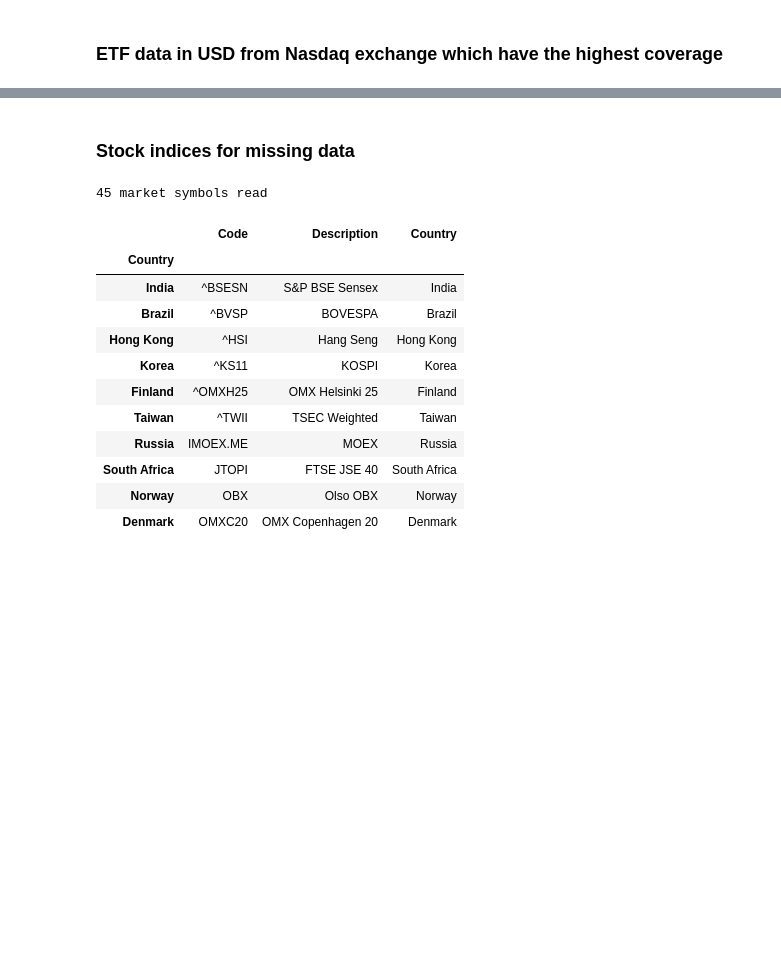
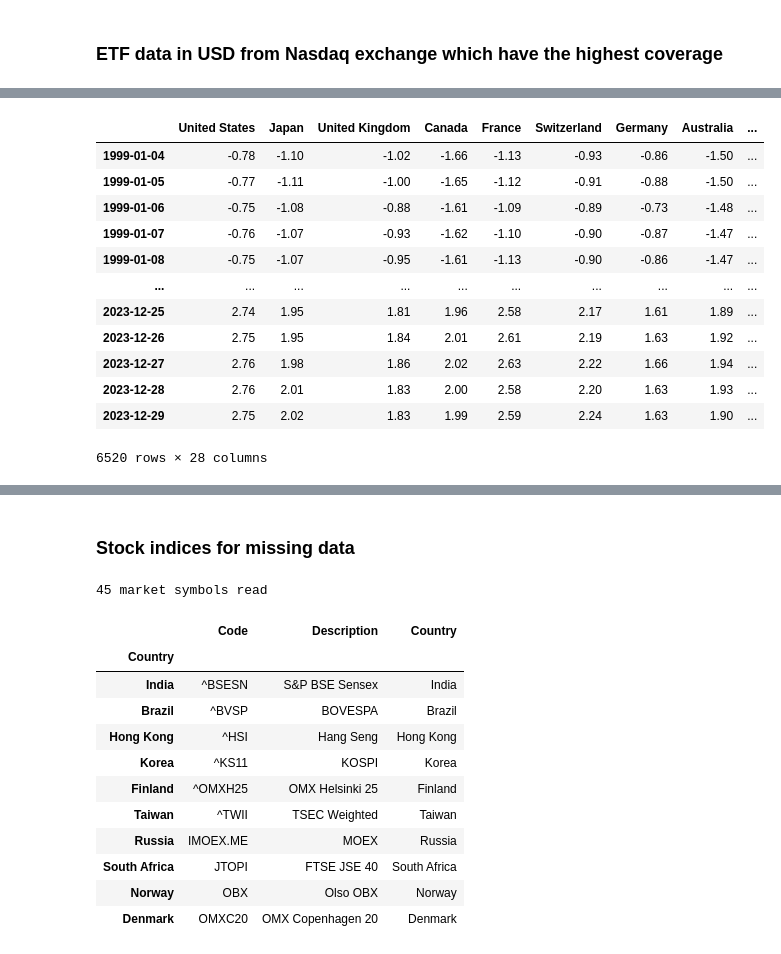
Before and after one commit to lharazin/TFM, a Jupyter notebook: Algorithm/data_preprocessing.ipynb, the cells around one changed output, grey strips where cells are left out. Cells and saved outputs as stored; diff of their text form; code cells hidden in the pictures; blank space fills up the shorter version.

```diff
--- a/Algorithm/data_preprocessing.ipynb
+++ b/Algorithm/data_preprocessing.ipynb
@@ -100,3 +99,22 @@ df_etfs
+# %%
+z_score_scaler = lambda x: (x - x.mean()) / x.std()
+df_etfs_norm = df_etfs.apply(z_score_scaler)
+df_etfs_norm = df_etfs_norm.round(2)
+df_etfs_norm
+# %% [output]
+|  | United States | Japan | United Kingdom | Canada | France | Switzerland | Germany | Australia | ... |
+| 1999-01-04 | -0.78 | -1.10 | -1.02 | -1.66 | -1.13 | -0.93 | -0.86 | -1.50 | ... |
+| 1999-01-05 | -0.77 | -1.11 | -1.00 | -1.65 | -1.12 | -0.91 | -0.88 | -1.50 | ... |
+| 1999-01-06 | -0.75 | -1.08 | -0.88 | -1.61 | -1.09 | -0.89 | -0.73 | -1.48 | ... |
+| 1999-01-07 | -0.76 | -1.07 | -0.93 | -1.62 | -1.10 | -0.90 | -0.87 | -1.47 | ... |
+| 1999-01-08 | -0.75 | -1.07 | -0.95 | -1.61 | -1.13 | -0.90 | -0.86 | -1.47 | ... |
+| ... | ... | ... | ... | ... | ... | ... | ... | ... | ... |
+| 2023-12-25 | 2.74 | 1.95 | 1.81 | 1.96 | 2.58 | 2.17 | 1.61 | 1.89 | ... |
+| 2023-12-26 | 2.75 | 1.95 | 1.84 | 2.01 | 2.61 | 2.19 | 1.63 | 1.92 | ... |
+| 2023-12-27 | 2.76 | 1.98 | 1.86 | 2.02 | 2.63 | 2.22 | 1.66 | 1.94 | ... |
+| 2023-12-28 | 2.76 | 2.01 | 1.83 | 2.00 | 2.58 | 2.20 | 1.63 | 1.93 | ... |
+| 2023-12-29 | 2.75 | 2.02 | 1.83 | 1.99 | 2.59 | 2.24 | 1.63 | 1.90 | ... |
+6520 rows × 28 columns
 # %%
 for country in df_etfs.columns:
     first_valid = df_etfs[country].first_valid_index()
```
Also changed, not shown: parts of 35 cells of this notebook, 8 other files.
